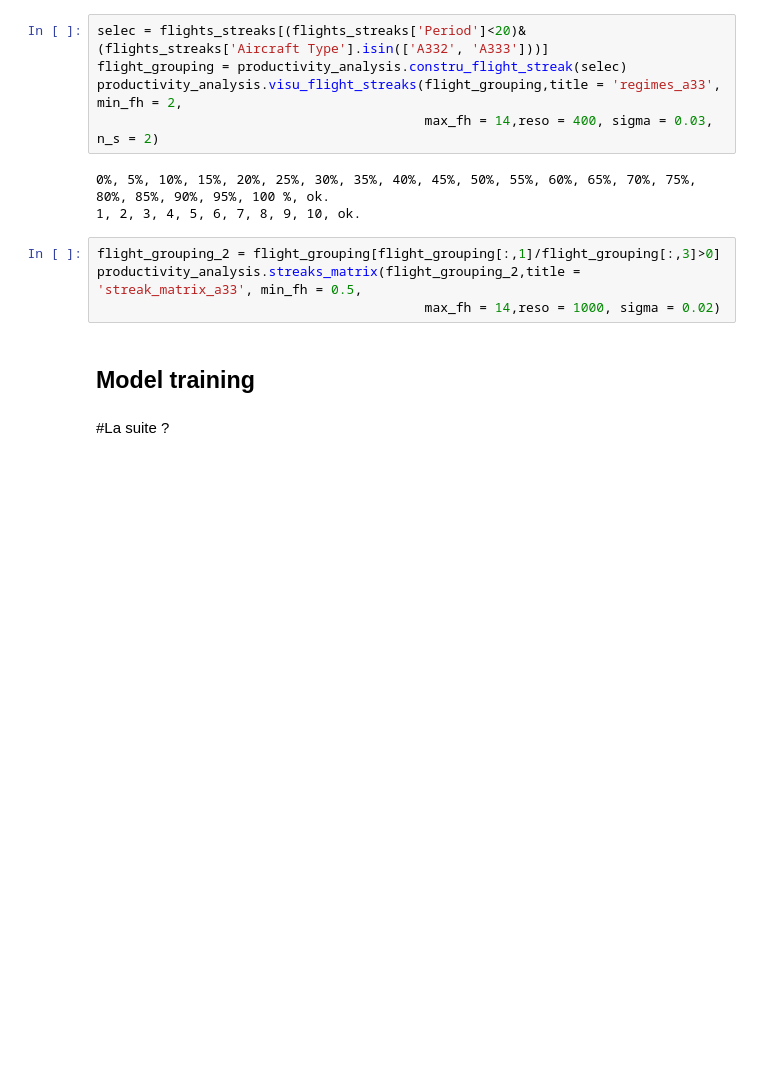
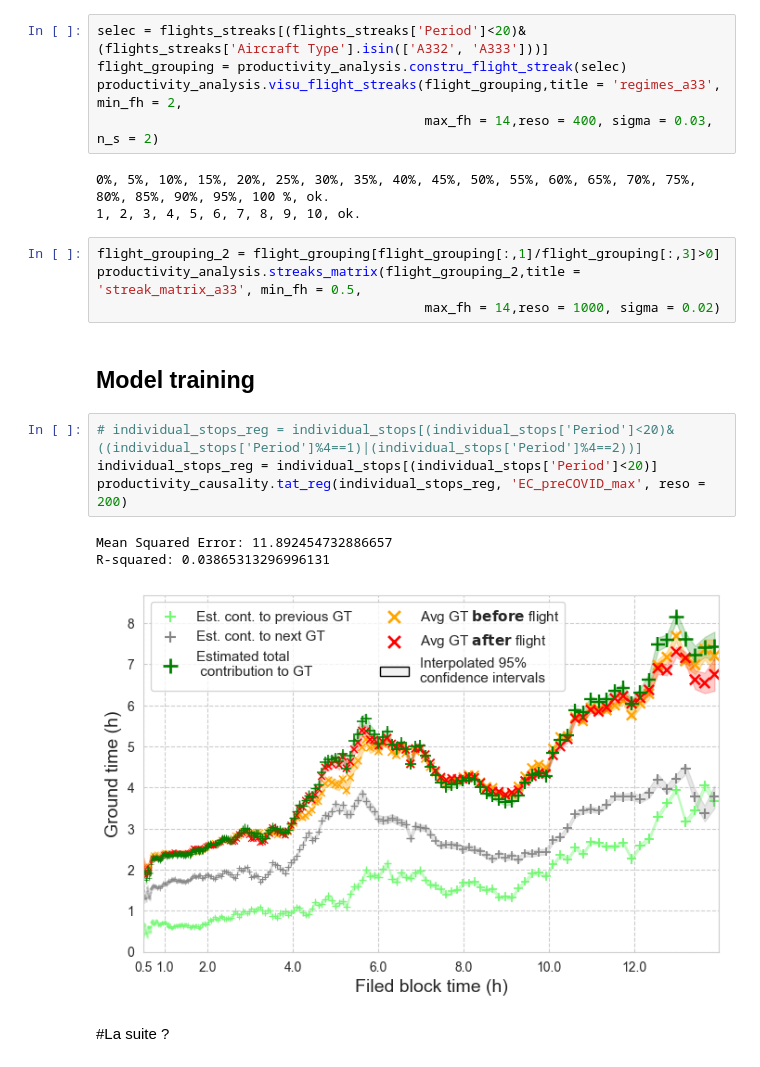
Before and after one commit to PacoViry/Thesis_models, a Jupyter notebook: main.ipynb, the cells around one changed output. Saved outputs shown, nothing was run; the diff lists cells and outputs as text; blank space fills up the shorter version.

```diff
--- a/main.ipynb
+++ b/main.ipynb
@@ -376,5 +179,13 @@ productivity_analysis.streaks_matrix(flight_grouping_2,title = 'streak_matrix_a3
                                           max_fh = 14,reso = 1000, sigma = 0.02)
 # %% [markdown]
 ## Model training
+# %%
+# individual_stops_reg = individual_stops[(individual_stops['Period']<20)&((individual_stops['Period']%4==1)|(individual_stops['Period']%4==2))]
+individual_stops_reg = individual_stops[(individual_stops['Period']<20)]
+productivity_causality.tat_reg(individual_stops_reg, 'EC_preCOVID_max', reso = 200)
+# %% [output]
+Mean Squared Error: 11.892454732886657
+R-squared: 0.03865313296996131
+[figure, added]
 # %% [markdown]
 #La suite ?
```
Also changed, not shown: parts of 44 cells of this notebook, 9 other files.
